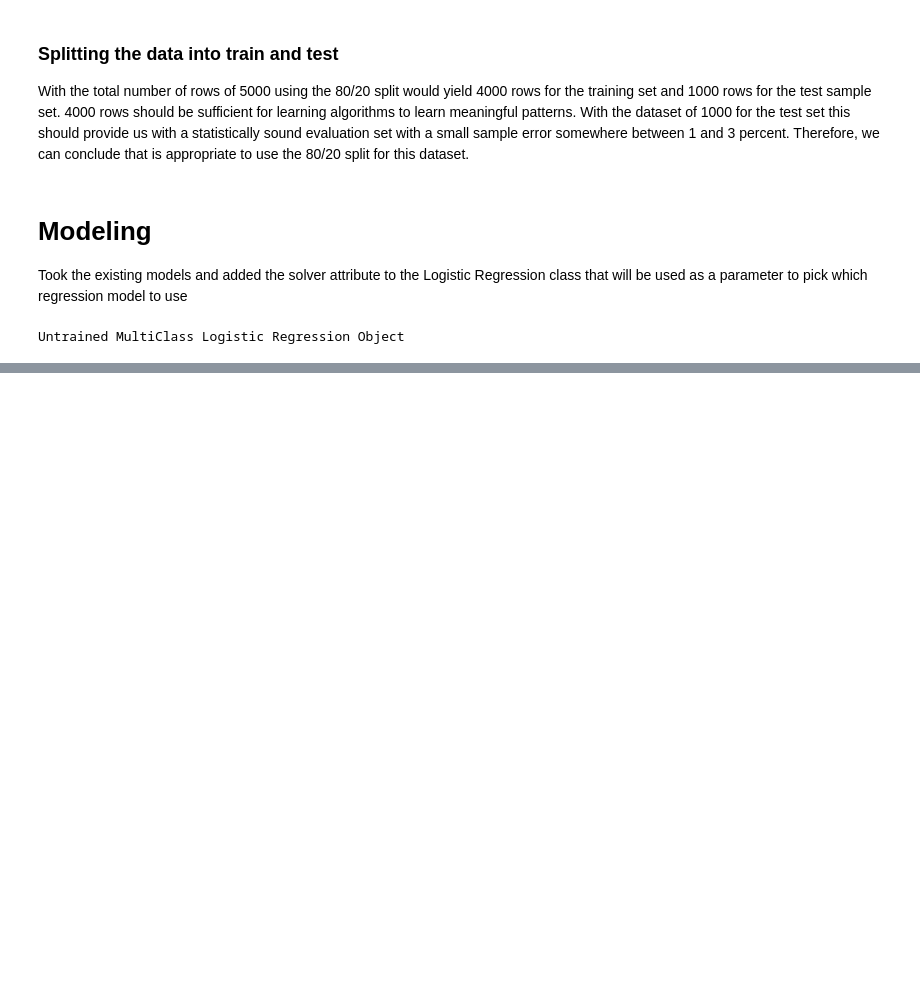
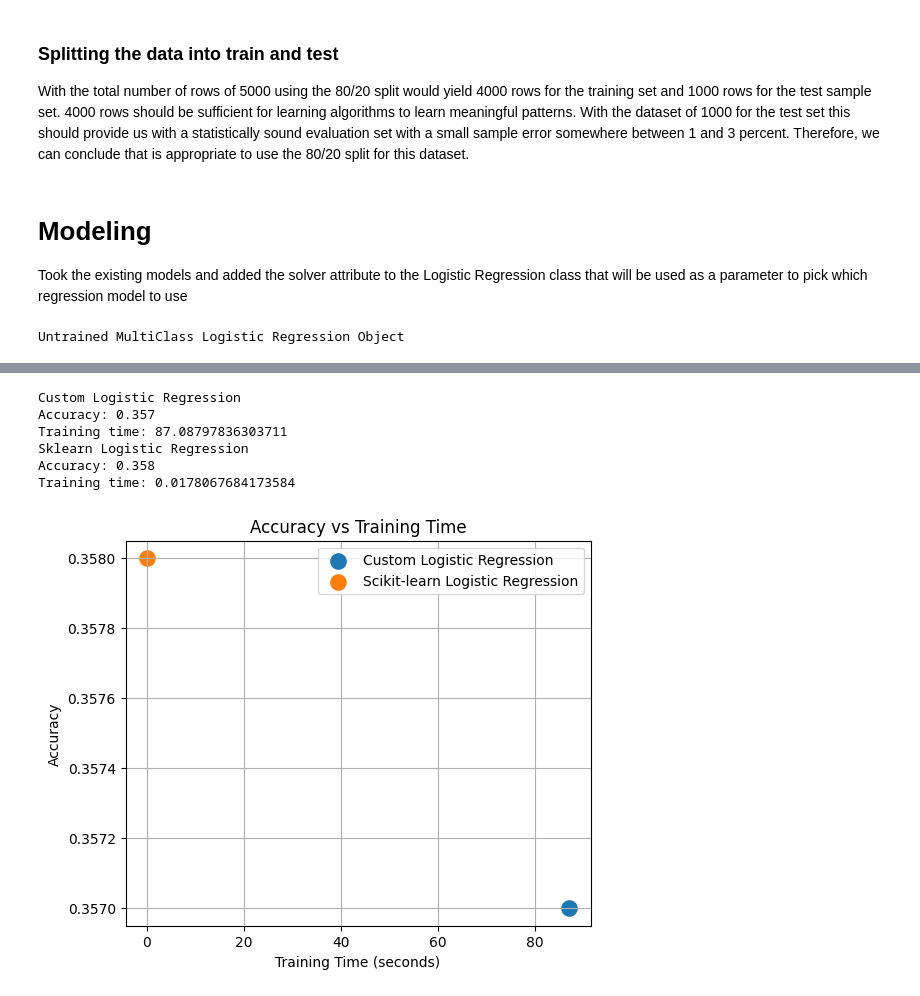
Before and after one commit to SandroJuric/Lab3CS7324, a Jupyter notebook: Lab3.ipynb, the cells around one changed output, grey strips where cells are left out. Saved outputs shown, nothing was run; the diff lists cells and outputs as text; code cells hidden in the pictures; blank space fills up the shorter version.

```diff
--- a/Lab3.ipynb
+++ b/Lab3.ipynb
@@ -340,0 +435,80 @@ Untrained MultiClass Logistic Regression Object
+# %%
+import time
+from scipy import sparse
+
+X_train_processed = preprocess.fit_transform(X_train)
+X_test_processed = preprocess.transform(X_test)
+
+if sparse.issparse(X_train_processed):
+    X_train_processed = X_train_processed.toarray()
+
+if sparse.issparse(X_test_processed):
+    X_test_processed = X_test_processed.toarray()
+
+# Best parameter
+best_solver = best["solver"]
+best_C = best["C"]
+
+# Train logistic regression
+start = time.time()
+my_lr = LogisticRegression(
+    eta=0.1,
+    iterations=1500,
+    solver='steepest',
+
+    C=best_C
+)
+
+my_lr.fit(X_train_processed, y_train)
+
+my_train_time = time.time() - start
+
+y_pred_my = my_lr.predict(X_test_processed)
+my_accuracy = accuracy_score(y_test, y_pred_my)
+
+# Train sklearn logistic regression
+start = time.time()
+
+sk_lr = SkLogReg(
+    solver=best_solver,
+    C=best_C,
+    max_iter=3000
+)
+
+sk_lr.fit(X_train_processed, y_train)
+
+sk_train_time = time.time() - start
+
+y_pred_sk = sk_lr.predict(X_test_processed)
+sk_accuracy = accuracy_score(y_test, y_pred_sk)
+print("Custom Logistic Regression")
+print("Accuracy:", my_accuracy)
+print("Training time:", my_train_time)
+
+print("Sklearn Logistic Regression")
+print("Accuracy:", sk_accuracy)
+print("Training time:", sk_train_time)
+# %% [output]
+Custom Logistic Regression
+Accuracy: 0.357
+Training time: 87.08797836303711
+Sklearn Logistic Regression
+Accuracy: 0.358
+Training time: 0.0178067684173584
+# %%
+#adding some plots to visualize the results
+
+plt.figure(figsize=(6,5))
+
+plt.scatter(my_train_time, my_accuracy, label="Custom Logistic Regression", s=120)
+plt.scatter(sk_train_time, sk_accuracy, label="Scikit-learn Logistic Regression", s=120)
+
+plt.xlabel("Training Time (seconds)")
+plt.ylabel("Accuracy")
+plt.title("Accuracy vs Training Time")
+plt.legend()
+plt.grid(True)
+
+plt.show()
+# %% [output]
+[figure, added]
```
Also changed, not shown: parts of 11 cells of this notebook.
